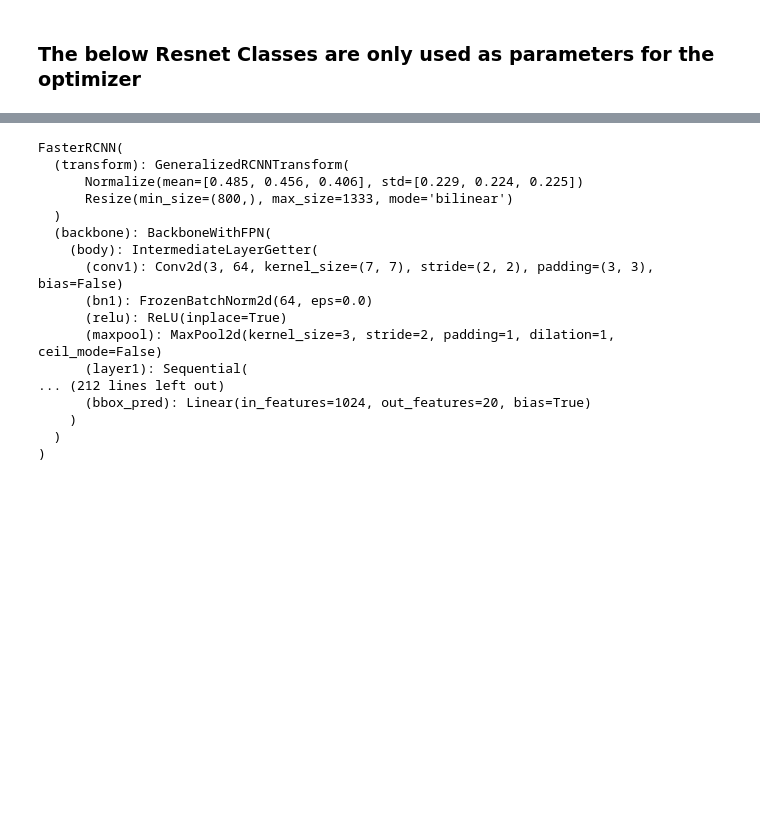
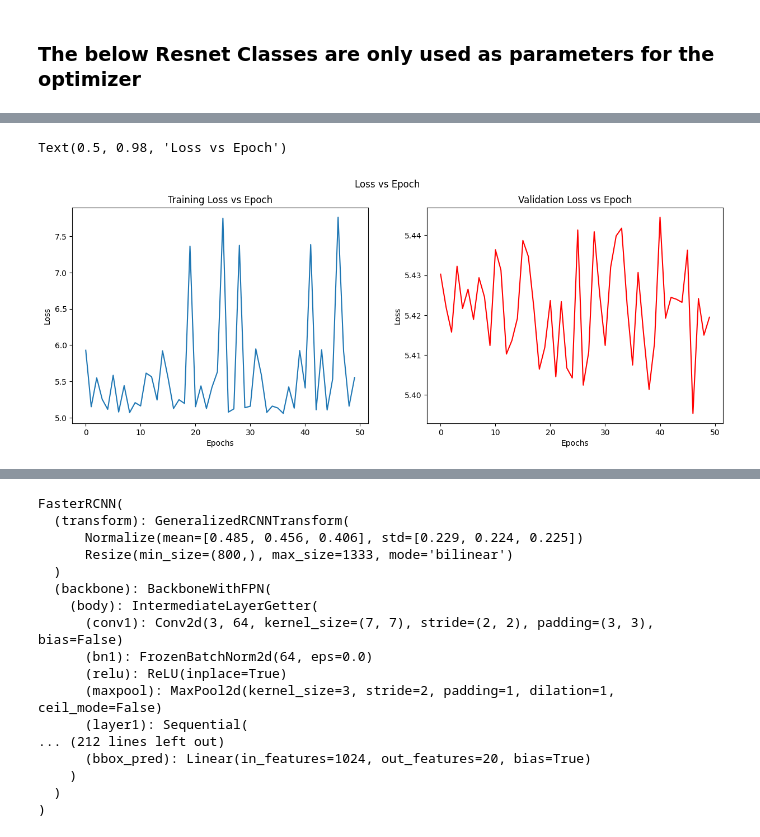
Before and after one commit to garrett-reinhard/MSE544-project, a Jupyter notebook: defect_detection.ipynb, the cells around one changed output, grey strips where cells are left out. Drawn from its saved outputs; the diff is of its cells as text; code cells hidden in the pictures; blank space fills up the shorter version.

```diff
--- a/defect_detection.ipynb
+++ b/defect_detection.ipynb
@@ -108,6 +118,7 @@ class YourDataset(Dataset):
 
         # Transforms the image into appropriate sized tensor
         image_tensor = self.transform(image)
+        image_tensor = image_tensor.to(device)
 
         # Convert the annotations to tensors
         annotations = label.get('annotations', [])
@@ -118,20 +129,20 @@ class YourDataset(Dataset):
         for annotation in annotations:
             name = annotation.get('name')
             class_label = class_to_label.get(name, class_to_label['unlabelled'])
-            xmin = annotation.get('xmin', 0)
-            ymin = annotation.get('ymin', 0)
-            xmax = annotation.get('xmax', 0)
-            ymax = annotation.get('ymax', 0)
+            xmin = annotation.get('xmin', 0) / 1024
+            ymin = annotation.get('ymin', 0) / 1024
+            xmax = annotation.get('xmax', 0) / 1024
+            ymax = annotation.get('ymax', 0) / 1024
 
             annotation_tensor = torch.tensor([class_label, xmin, ymin, xmax, ymax])
-            annotation_tensors.append(annotation_tensor)
+            annotation_tensors.append(annotation_tensor.to(device))
         # This is done so that the target tensors are the same length
         max_annotations = 171
         while len(annotation_tensors) < max_annotations:
             # Append padding annotation
             # These are weird since the padded boundary box has to be a positive box
             pad_tensor = torch.tensor([0.001, 0.001, 0.002, 0.002, 0.003])  # Padding value
-            annotation_tensors.append(pad_tensor)
+            annotation_tensors.append(pad_tensor.to(device))
         # Stack the bounding boxes into a single tensor for each image
         annotation_tensors = torch.stack(annotation_tensors)
         return image_tensor, annotation_tensors
@@ -231,12 +254,17 @@ def get_object_detection_model(num_classes):
     return model
 # %%
 model = get_object_detection_model(num_classes)
+model = model.to(device)
+
+training_loss = []
+validation_loss = []
 # Training loop
 for epoch in range(num_epochs):
+    start_time = time.time()
     print(f"Epoch {epoch}/{num_epochs}")
     model.train()
 
-    for i, (images, annotations) in enumerate(dataloader):
+    for i, (images, annotations) in enumerate(train_loader):
     # Extract boxes and impclass from annotations
         impclass = annotations[:, :, 0]
         boxes = annotations[:, :, 1:]
@@ -245,8 +273,8 @@ for epoch in range(num_epochs):
     targets = []
     for b, c in zip(boxes, impclass):
         targets.append({
-            'boxes': b,  # Should be a FloatTensor of shape [n_boxes, 4]
-            'labels': c.long(),  # Should be a LongTensor of shape [n_boxes]
+            'boxes': b.to(device),  # Should be a FloatTensor of shape [n_boxes, 4]
+            'labels': c.long().to(device),  # Should be a LongTensor of shape [n_boxes]
         })
 
     # Forward
@@ -258,4 +286,11 @@ for epoch in range(num_epochs):
     optimizer.zero_grad()
     losses.backward()
     optimizer.step()
+
+    train_loss = losses.detach().item()
+
+    training_loss.append(train_loss)
+
+    print(f'Time Elapsed {(time.time()-start_time) : .2f} Seconds')
+print(f'Training Terminated at Epoch {num_epochs}')
 # %% [output]
@@ -271,0 +369,17 @@ Epoch 9/10
+# %%
+fig, axes = plt.subplots(1,2, figsize=(15,5))
+
+axes[0].plot(training_loss, label='Training Loss')
+axes[0].set_title('Training Loss vs Epoch')
+axes[0].set_xlabel('Epochs')
+axes[0].set_ylabel('Loss')
+
+axes[1].plot(validation_loss, label='Validation Loss', color='red')
+axes[1].set_title('Validation Loss vs Epoch')
+axes[1].set_xlabel('Epochs')
+axes[1].set_ylabel('Loss')
+
+plt.suptitle('Loss vs Epoch')
+# %% [output]
+Text(0.5, 0.98, 'Loss vs Epoch')
+[figure, added]
```
Also changed, not shown: parts of 8 cells of this notebook.
